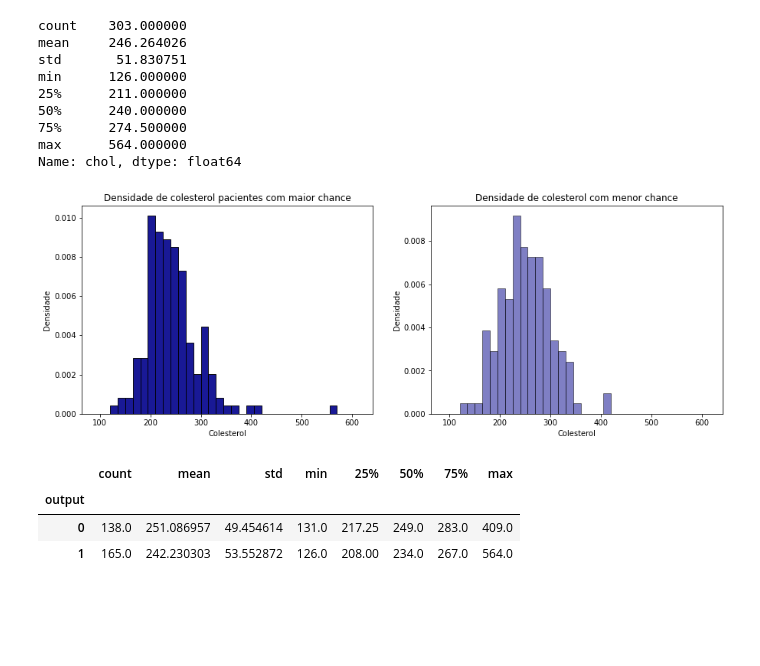
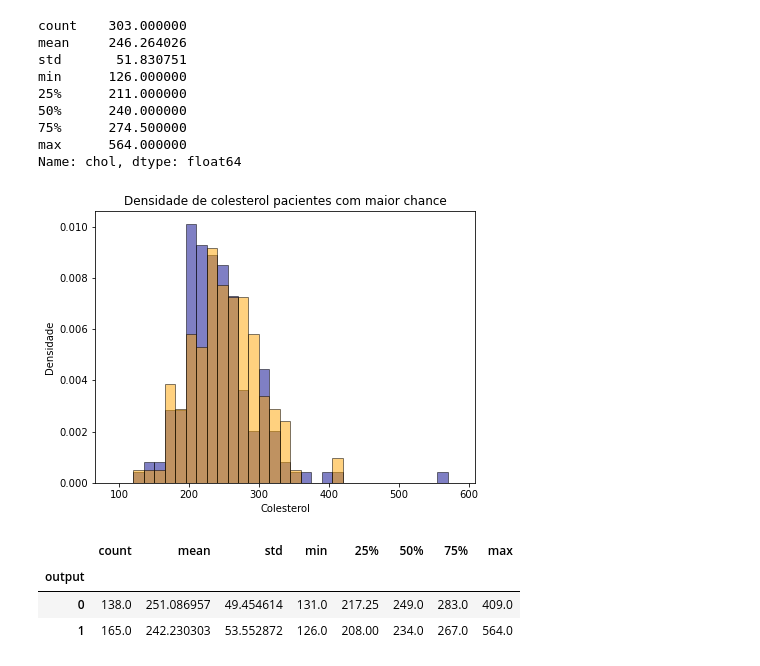
Before and after one commit to duddatorres/PROJETO-2, a Jupyter notebook: Projeto 2.ipynb, the cells around one changed output. Cells and saved outputs as stored; diff of their text form; code cells hidden in the pictures; blank space fills up the shorter version.

```diff
--- a/Projeto 2.ipynb
+++ b/Projeto 2.ipynb
@@ -247,26 +244,21 @@ Name: chol, dtype: float64
 # %%
 col_maior=maior_chance['chol']
 col_menor=menor_chance['chol']
 
 plt.figure(figsize=(15, 5))
 
-faixa_colesterol = np.arange(90,620,15)
+faixa_colesterol = np.arange(90,600,15)
 
 plt.subplot(121)
-plt.hist(col_maior, bins=faixa_colesterol, edgecolor='black', color='darkblue', density=True,alpha=0.9)
+plt.hist(col_maior, bins=faixa_colesterol, edgecolor='black', color='darkblue', density=True,alpha=0.5)
+plt.hist(col_menor, bins=faixa_colesterol, edgecolor='black', color='orange', density=True,alpha=0.5)
 plt.title('Densidade de colesterol pacientes com maior chance')
 plt.ylabel('Densidade')
 plt.xlabel('Colesterol')
 
-plt.subplot(122)
-plt.hist(col_menor, bins=faixa_colesterol, edgecolor='black', color='darkblue', density=True,alpha=0.5)
-plt.title('Densidade de colesterol com menor chance')
-plt.ylabel('Densidade')
-plt.xlabel('Colesterol')
-
 plt.show()
 # %% [output]
-[figure, old version]
+[figure, new version]
 # %%
 dados.groupby('output').chol.describe()
 # %% [output]
```
Also changed, not shown: parts of 24 cells of this notebook.
